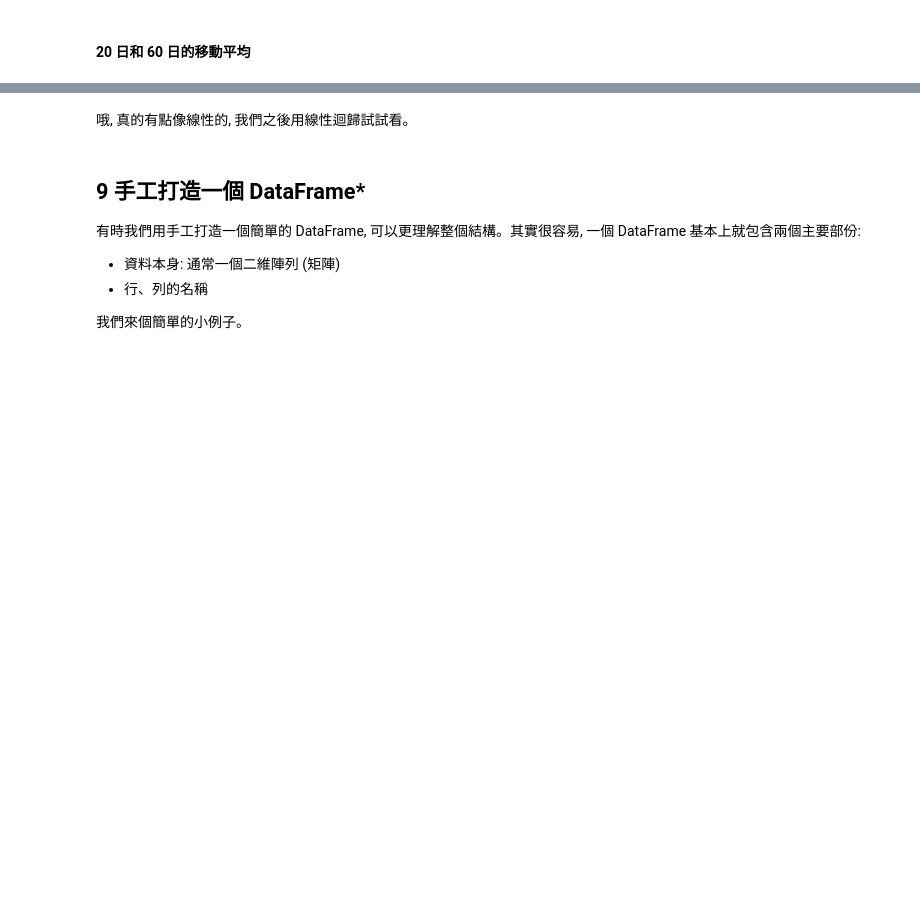
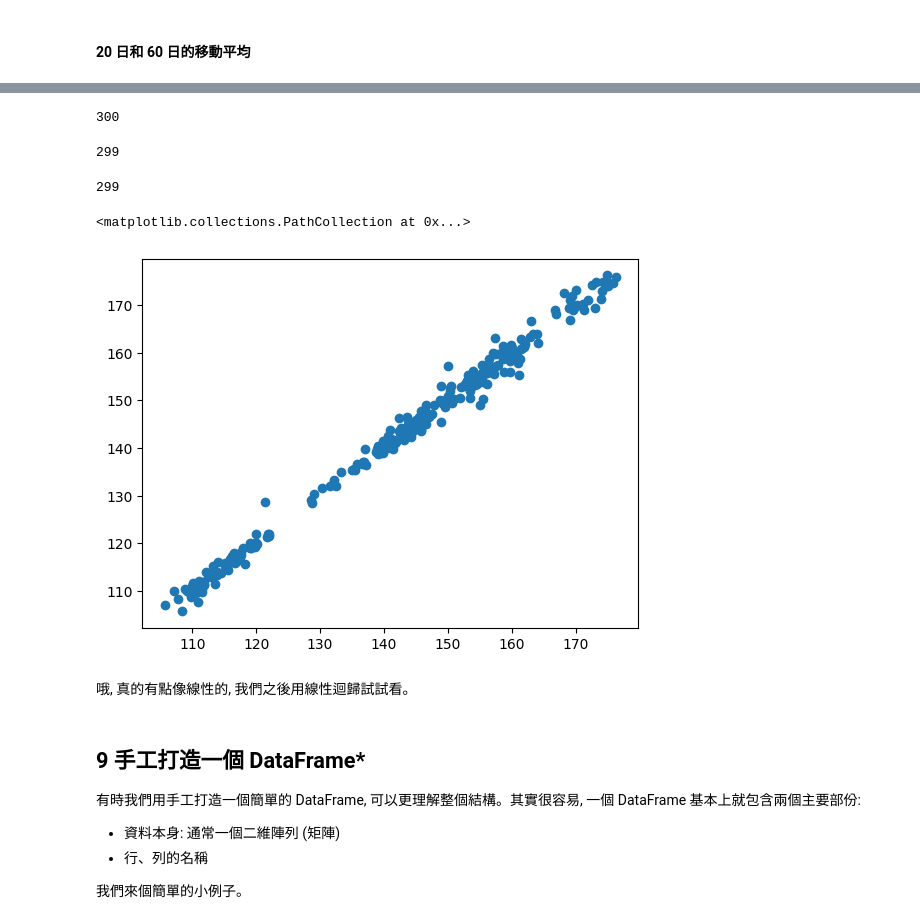
Before and after one commit to zhiyulin104/IMLP456, a Jupyter notebook: Unit02/Class Practice/2.2.2_Pandas數據分析.ipynb, the cells around one changed output, grey strips where cells are left out. Cells and saved outputs as stored; diff of their text form; code cells hidden in the pictures; blank space fills up the shorter version.

```diff
--- a/Unit02/Class Practice/2.2.2_Pandas數據分析.ipynb
+++ b/Unit02/Class Practice/2.2.2_Pandas數據分析.ipynb
@@ -416,3 +463,23 @@ df.Close.rolling(60).mean().plot(label="$MA_{60}$",legend=True)
+# %%
+close = df.Close.values
+len(close)
+# %% [output]
+300
+# %%
+x = close[:-1]
+len(x)
+# %% [output]
+299
+# %%
+y = close[1:]
+len(y)
+# %% [output]
+299
+# %%
+plt.scatter(x, y)
+# %% [output]
+<matplotlib.collections.PathCollection at 0x...>
+[figure, added]
 # %% [markdown]
 哦, 真的有點像線性的, 我們之後用線性迴歸試試看。
 # %% [markdown]
```
Also changed, not shown: parts of 54 cells of this notebook.
